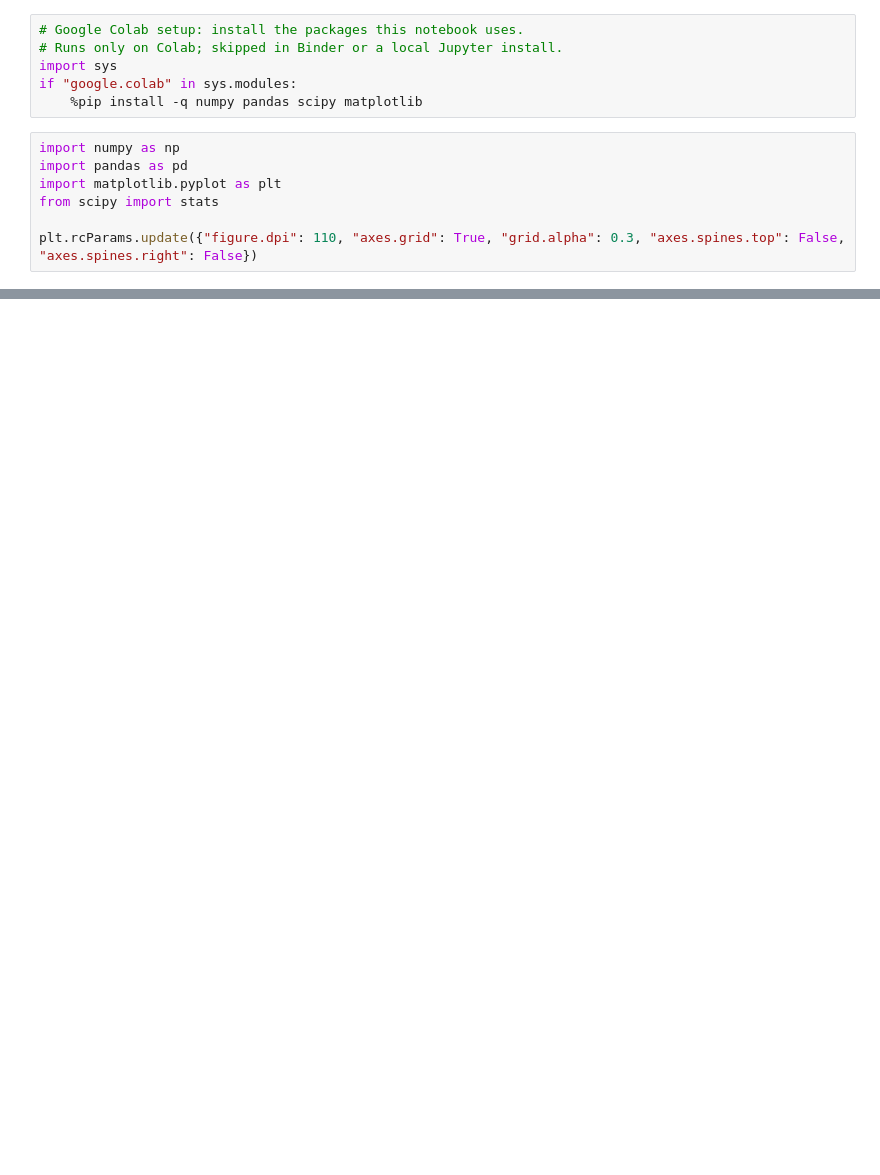
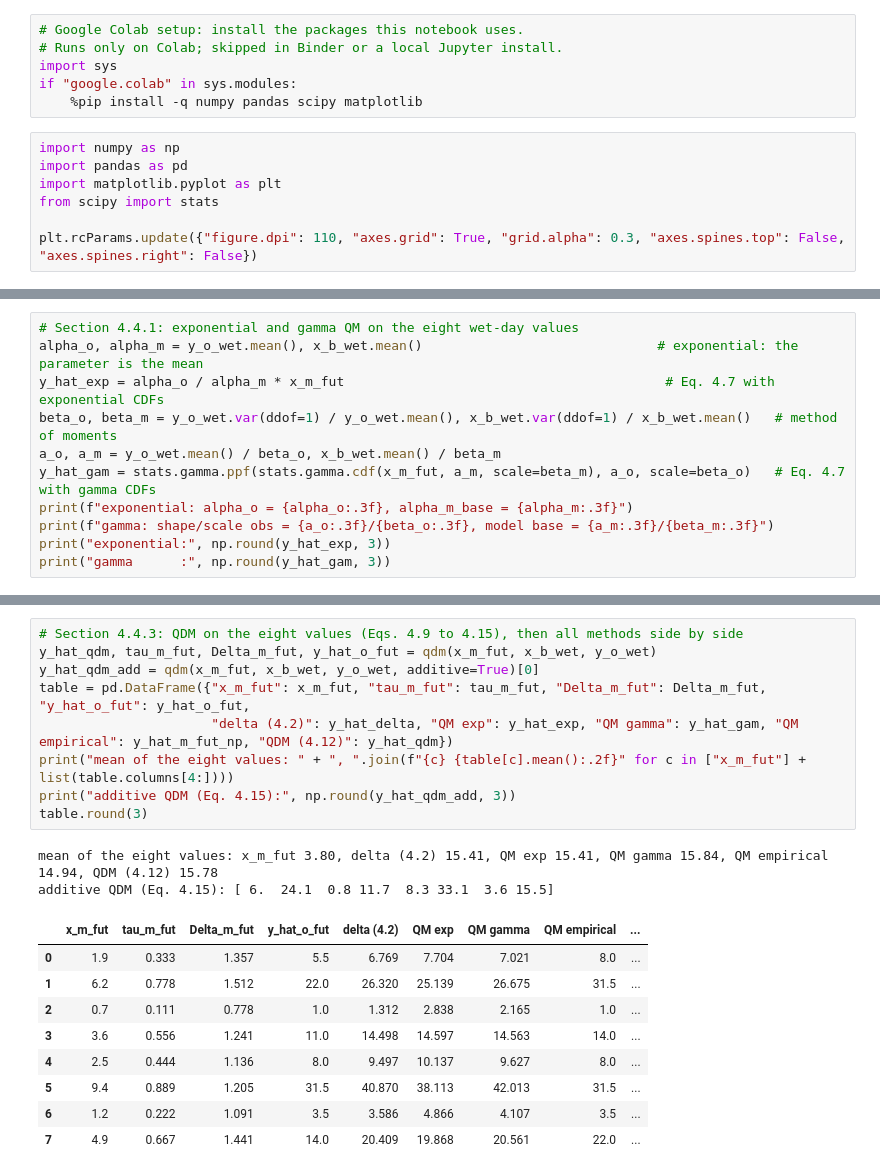
Before and after one commit to drvivekhydro/hydroclimatology, a Jupyter notebook: lecture-18-bias-correction.ipynb, the cells around one changed output, grey strips where cells are left out. Drawn from its saved outputs; the diff is of its cells as text; blank space fills up the shorter version.

```diff
--- a/lecture-18-bias-correction.ipynb
+++ b/lecture-18-bias-correction.ipynb
@@ -913,0 +205,11 @@ Text under CC BY-SA 4.0, code additionally under the MIT License; full attributi
+# %%
+# Section 4.4.1: exponential and gamma QM on the eight wet-day values
+alpha_o, alpha_m = y_o_wet.mean(), x_b_wet.mean()                              # exponential: the parameter is the mean
+y_hat_exp = alpha_o / alpha_m * x_m_fut                                         # Eq. 4.7 with exponential CDFs
+beta_o, beta_m = y_o_wet.var(ddof=1) / y_o_wet.mean(), x_b_wet.var(ddof=1) / x_b_wet.mean()   # method of moments
+a_o, a_m = y_o_wet.mean() / beta_o, x_b_wet.mean() / beta_m
+y_hat_gam = stats.gamma.ppf(stats.gamma.cdf(x_m_fut, a_m, scale=beta_m), a_o, scale=beta_o)   # Eq. 4.7 with gamma CDFs
+print(f"exponential: alpha_o = {alpha_o:.3f}, alpha_m_base = {alpha_m:.3f}")
+print(f"gamma: shape/scale obs = {a_o:.3f}/{beta_o:.3f}, model base = {a_m:.3f}/{beta_m:.3f}")
+print("exponential:", np.round(y_hat_exp, 3))
+print("gamma      :", np.round(y_hat_gam, 3))
@@ -913,0 +327,21 @@ Text under CC BY-SA 4.0, code additionally under the MIT License; full attributi
+# %%
+# Section 4.4.3: QDM on the eight values (Eqs. 4.9 to 4.15), then all methods side by side
+y_hat_qdm, tau_m_fut, Delta_m_fut, y_hat_o_fut = qdm(x_m_fut, x_b_wet, y_o_wet)
+y_hat_qdm_add = qdm(x_m_fut, x_b_wet, y_o_wet, additive=True)[0]
+table = pd.DataFrame({"x_m_fut": x_m_fut, "tau_m_fut": tau_m_fut, "Delta_m_fut": Delta_m_fut, "y_hat_o_fut": y_hat_o_fut,
+                      "delta (4.2)": y_hat_delta, "QM exp": y_hat_exp, "QM gamma": y_hat_gam, "QM empirical": y_hat_m_fut_np, "QDM (4.12)": y_hat_qdm})
+print("mean of the eight values: " + ", ".join(f"{c} {table[c].mean():.2f}" for c in ["x_m_fut"] + list(table.columns[4:])))
+print("additive QDM (Eq. 4.15):", np.round(y_hat_qdm_add, 3))
+table.round(3)
+# %% [output]
+mean of the eight values: x_m_fut 3.80, delta (4.2) 15.41, QM exp 15.41, QM gamma 15.84, QM empirical 14.94, QDM (4.12) 15.78
+additive QDM (Eq. 4.15): [ 6.  24.1  0.8 11.7  8.3 33.1  3.6 15.5]
+|  | x_m_fut | tau_m_fut | Delta_m_fut | y_hat_o_fut | delta (4.2) | QM exp | QM gamma | QM empirical | ... |
+| 0 | 1.9 | 0.333 | 1.357 | 5.5 | 6.769 | 7.704 | 7.021 | 8.0 | ... |
+| 1 | 6.2 | 0.778 | 1.512 | 22.0 | 26.320 | 25.139 | 26.675 | 31.5 | ... |
+| 2 | 0.7 | 0.111 | 0.778 | 1.0 | 1.312 | 2.838 | 2.165 | 1.0 | ... |
+| 3 | 3.6 | 0.556 | 1.241 | 11.0 | 14.498 | 14.597 | 14.563 | 14.0 | ... |
+| 4 | 2.5 | 0.444 | 1.136 | 8.0 | 9.497 | 10.137 | 9.627 | 8.0 | ... |
+| 5 | 9.4 | 0.889 | 1.205 | 31.5 | 40.870 | 38.113 | 42.013 | 31.5 | ... |
+| 6 | 1.2 | 0.222 | 1.091 | 3.5 | 3.586 | 4.866 | 4.107 | 3.5 | ... |
+| 7 | 4.9 | 0.667 | 1.441 | 14.0 | 20.409 | 19.868 | 20.561 | 22.0 | ... |
```
Also changed, not shown: parts of 51 cells of this notebook, 56 other files.
